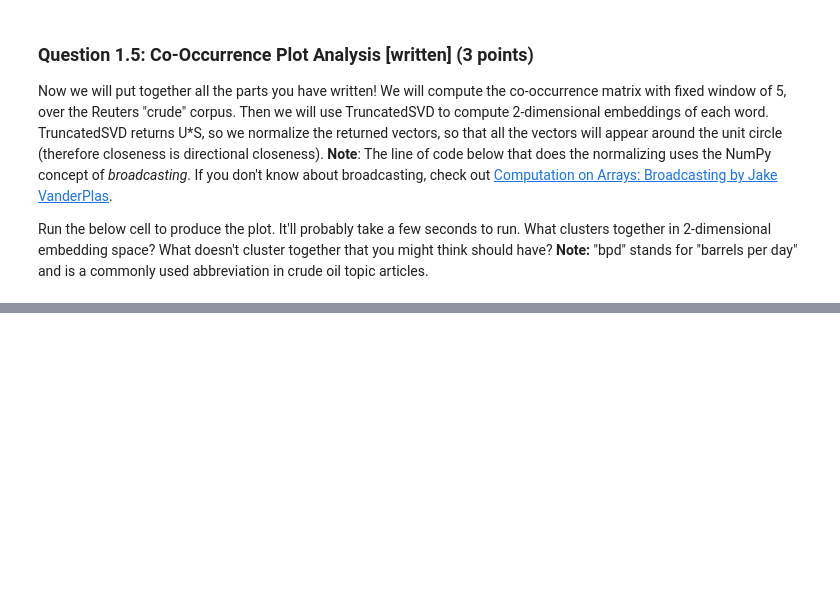
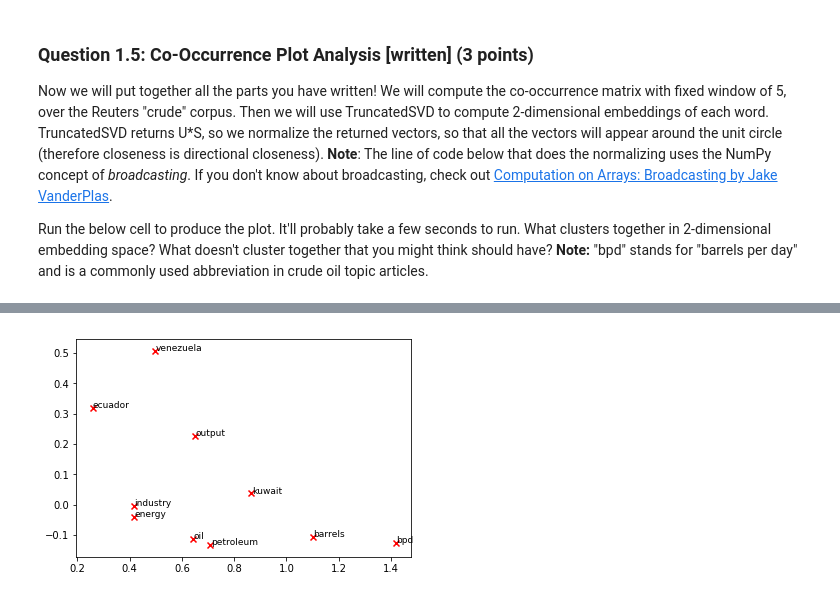
Before and after one commit to zingp/cs224n, a Jupyter notebook: Lec01IntroductionAndWordVectors/p05CS224NAssignment_1_ExploringWordVectors(25 Points).ipynb, the cells around one changed output, grey strips where cells are left out. Saved outputs shown, nothing was run; the diff lists cells and outputs as text; code cells hidden in the pictures; blank space fills up the shorter version.

```diff
--- a/Lec01IntroductionAndWordVectors/p05CS224NAssignment_1_ExploringWordVectors(25 Points).ipynb
+++ b/Lec01IntroductionAndWordVectors/p05CS224NAssignment_1_ExploringWordVectors(25 Points).ipynb
@@ -352,0 +398,6 @@ plot_embeddings(M_normalized, word2Ind_co_occurrence, words)
+# %%
+# -----------------------------------
+# Run Cell to Load Word Vectors
+# Note: This may take several minutes
+# -----------------------------------
+wv_from_bin = load_word2vec()
@@ -352,0 +413,31 @@ plot_embeddings(M_normalized, word2Ind_co_occurrence, words)
+# %%
+def get_matrix_of_vectors(wv_from_bin):
+    """ Put the word2vec vectors into a matrix M.
+        Param:
+            wv_from_bin: KeyedVectors object; the 3 million word2vec vectors loaded from file
+        Return:
+            M: numpy matrix shape (num words, 300) containing the vectors
+            word2Ind: dictionary mapping each word to its row number in M
+    """
+    words = list(wv_from_bin.vocab.keys())
+    print("Putting %i words into word2Ind and matrix M..." % len(words))
+    word2Ind = {}
+    M = []
+    curInd = 0
+    for w in words:
+        try:
+            M.append(wv_from_bin.word_vec(w))
+            word2Ind[w] = curInd
+            curInd += 1
+        except KeyError:
+            continue
+    M = np.stack(M)
+    print("Done.")
+    return M, word2Ind
+# %%
+# -----------------------------------------------------------------
+# Run Cell to Reduce 300-Dimensinal Word Embeddings to k Dimensions
+# Note: This may take several minutes
+# -----------------------------------------------------------------
+M, word2Ind = get_matrix_of_vectors(wv_from_bin)
+M_reduced = reduce_to_k_dim(M, k=2)
@@ -352,0 +455,5 @@ plot_embeddings(M_normalized, word2Ind_co_occurrence, words)
+# %%
+words = ['barrels', 'bpd', 'ecuador', 'energy', 'industry', 'kuwait', 'oil', 'output', 'petroleum', 'venezuela']
+plot_embeddings(M_reduced, word2Ind, words)
+# %% [output]
+[figure, added]
```
Also changed, not shown: parts of 9 cells of this notebook, 1 other file.
